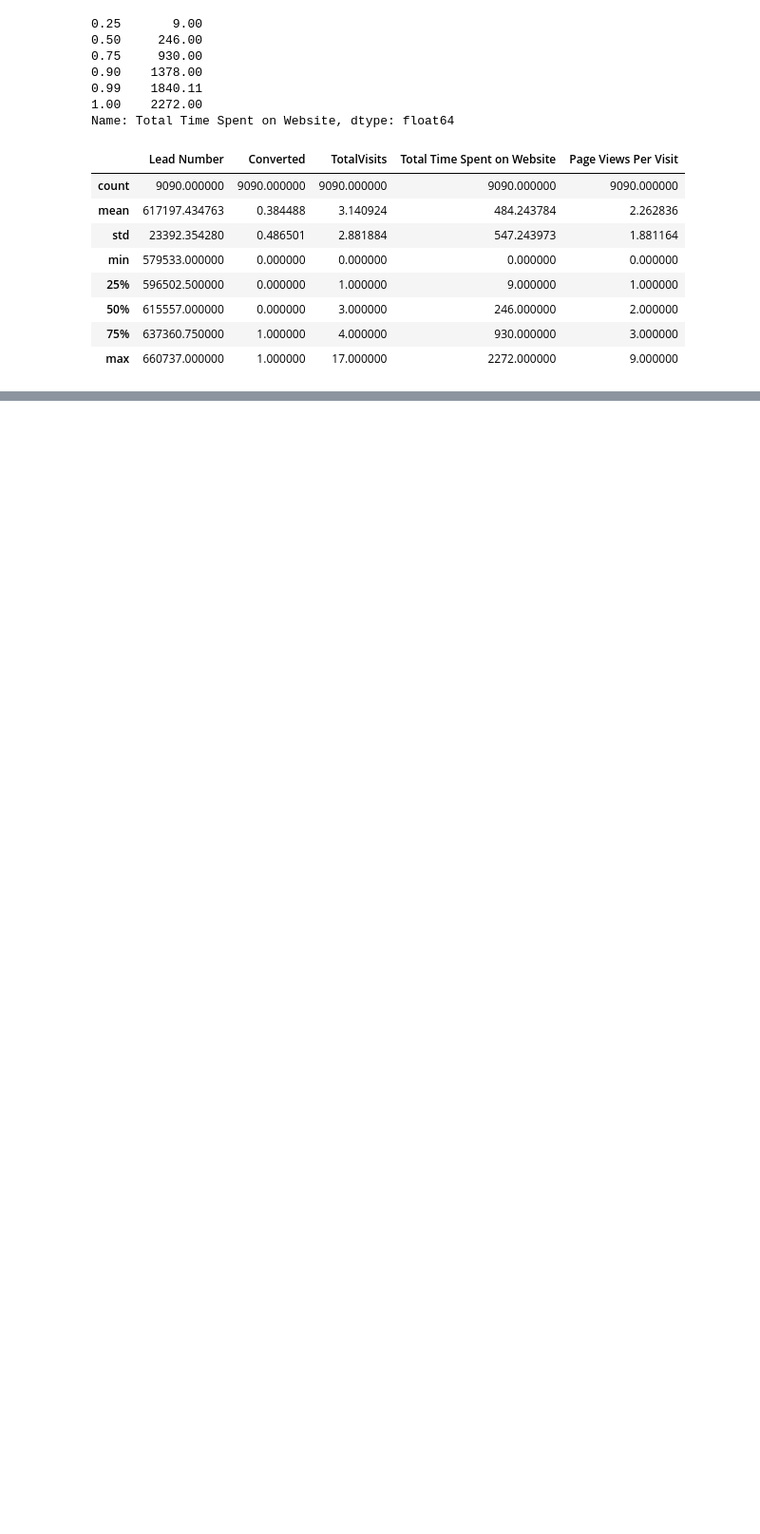
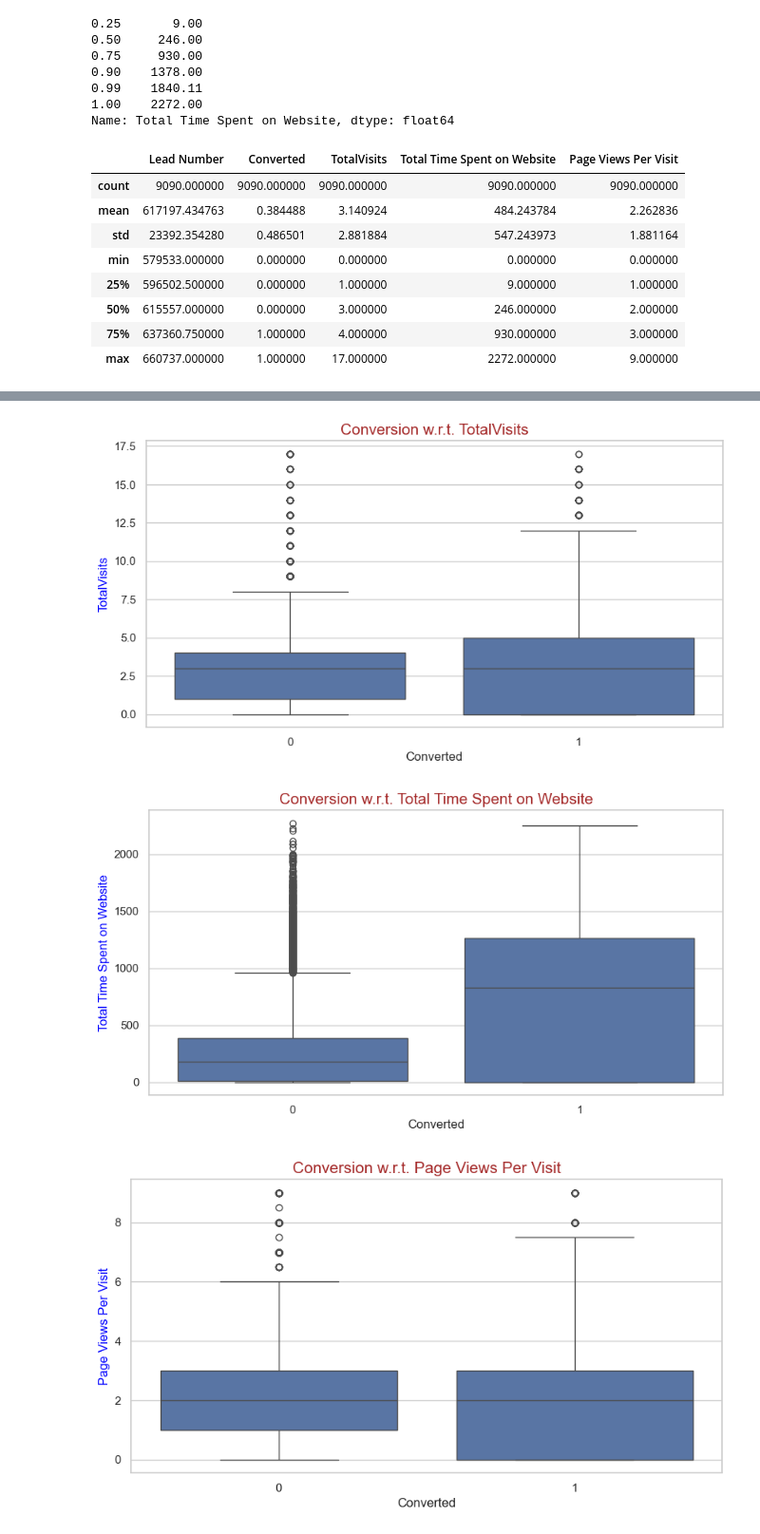
Before and after one commit to MalhotraUmang/UpGrad_Case_Study_Lead_Scoring, a Jupyter notebook: eda.ipynb, the cells around one changed output, grey strips where cells are left out. Shown at 95% size. Drawn from its saved outputs; the diff is of its cells as text; code cells hidden in the pictures; blank space fills up the shorter version.

```diff
--- a/eda.ipynb
+++ b/eda.ipynb
@@ -624,0 +813,8 @@ leads.describe()
+# %%
+cols_to_discard = ['Magazine', 'X Education Forums', 'Newspaper', 'Receive More Updates About Our Courses',
+'Update me on Supply Chain Content', 'Get updates on DM Content', 'I agree to pay the amount through cheque',
+'Country', 'Do Not Call', 'What matters most to you in choosing a course', 'Search', 'Newspaper Article',
+'Digital Advertisement', 'Through Recommendations']
+# %%
+leads.drop(cols_to_discard, axis=1, inplace=True)
+leads.head()
@@ -624,0 +836,3 @@ leads.describe()
+# %%
+numCols = dispNumCols(leads.drop(columns=['Lead Number', 'Converted']))
+numCols
@@ -624,0 +874,17 @@ leads.describe()
+# %%
+def BiBoxPlot (VariableName, TitleString):
+    plt.figure(figsize=(10,5))
+    sns.boxplot(data=leads, x='Converted', y=VariableName)
+    plt.title(TitleString, loc='center',fontdict={'fontsize': 15,'color': 'brown'})
+    plt.ylabel(VariableName, fontdict={'fontsize': 12,'color': 'blue'})
+    plt.xticks(rotation=0)
+    plt.yticks(rotation=0)
+    plt.show()
+# %%
+for col in numCols:
+    BiBoxPlot(col, 'Conversion w.r.t. '+col)
+    plt.show()
+# %% [output]
+[figure, added]
+[figure, added]
+[figure, added]
```
Also changed, not shown: parts of 34 cells of this notebook.
